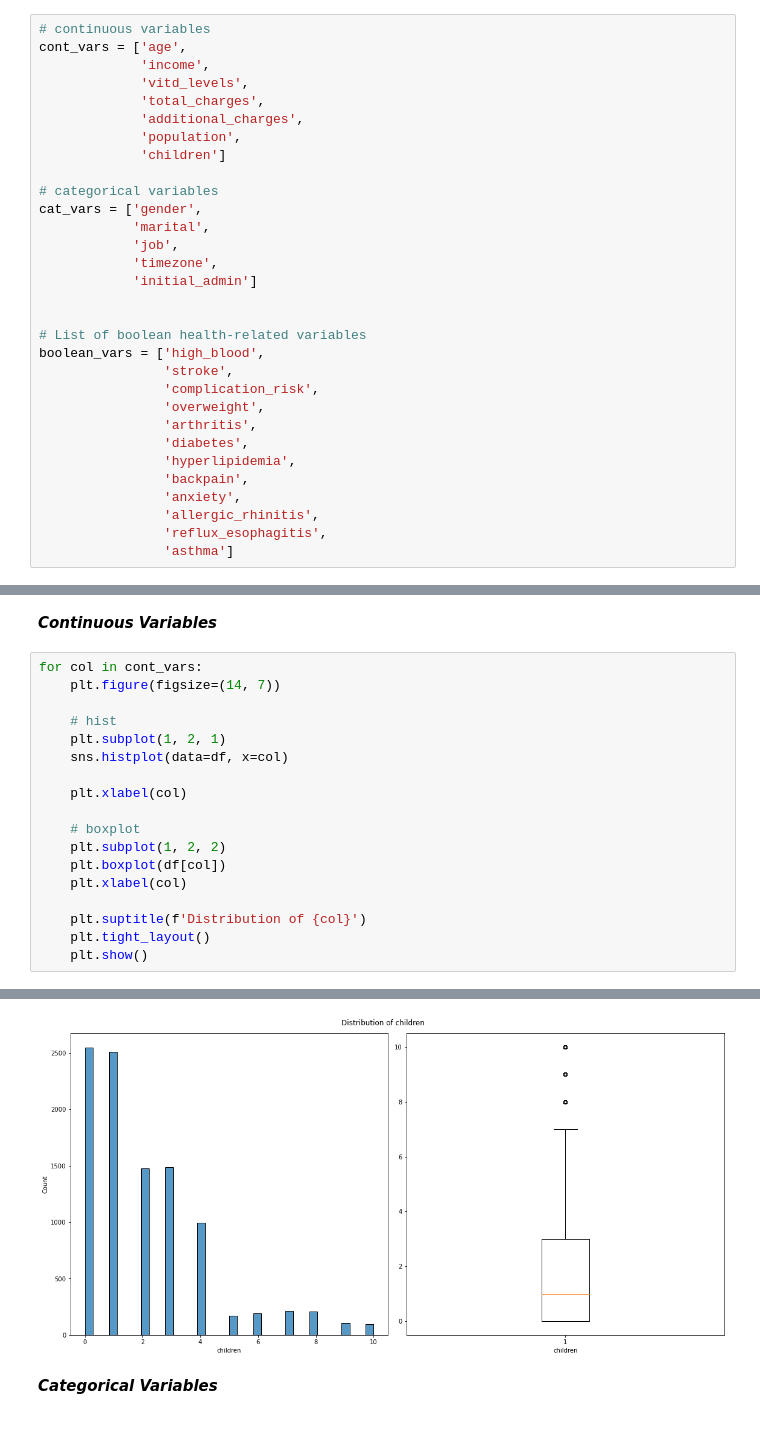
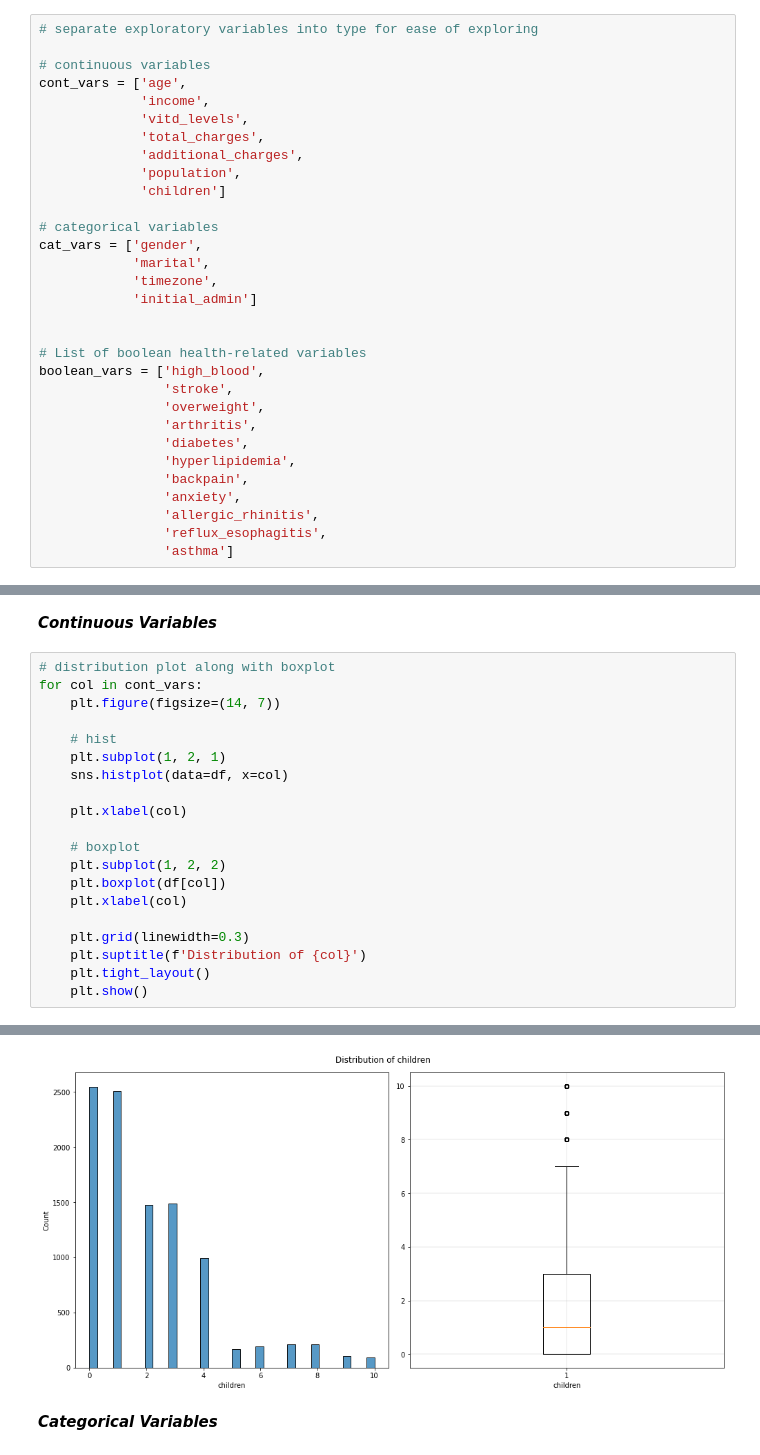
Before and after one commit to DesireeMcElroy/WGU_MSDA, a Jupyter notebook: D208-Predictive_Modeling/logistic_reg_task1.ipynb, the cells around one changed output, grey strips where cells are left out. Cells and saved outputs as stored; diff of their text form.

```diff
--- a/D208-Predictive_Modeling/logistic_reg_task1.ipynb
+++ b/D208-Predictive_Modeling/logistic_reg_task1.ipynb
@@ -206,4 +233,6 @@ dtype: object
 # %%
+# separate exploratory variables into type for ease of exploring
+
 # continuous variables
 cont_vars = ['age',
              'income',
@@ -216,7 +245,6 @@ cont_vars = ['age',
 # categorical variables
 cat_vars = ['gender',
             'marital',
-            'job',
             'timezone',
             'initial_admin']
 
@@ -224,7 +252,6 @@ cat_vars = ['gender',
 # List of boolean health-related variables
 boolean_vars = ['high_blood',
                 'stroke',
-                'complication_risk',
                 'overweight',
                 'arthritis',
                 'diabetes',
@@ -334,6 +375,7 @@ plt.show()
 # %% [markdown]
 ***Continuous Variables***
 # %%
+# distribution plot along with boxplot
 for col in cont_vars:
     plt.figure(figsize=(14, 7))
 
@@ -348,6 +390,7 @@ for col in cont_vars:
     plt.boxplot(df[col])
     plt.xlabel(col)
 
+    plt.grid(linewidth=0.3)
     plt.suptitle(f'Distribution of {col}')
     plt.tight_layout()
     plt.show()
@@ -361,4 +404,4 @@ for col in cont_vars:
-[figure, old version]
+[figure, new version]
 # %% [markdown]
 ***Categorical Variables***
 # %%
```
Also changed, not shown: parts of 27 cells of this notebook.
